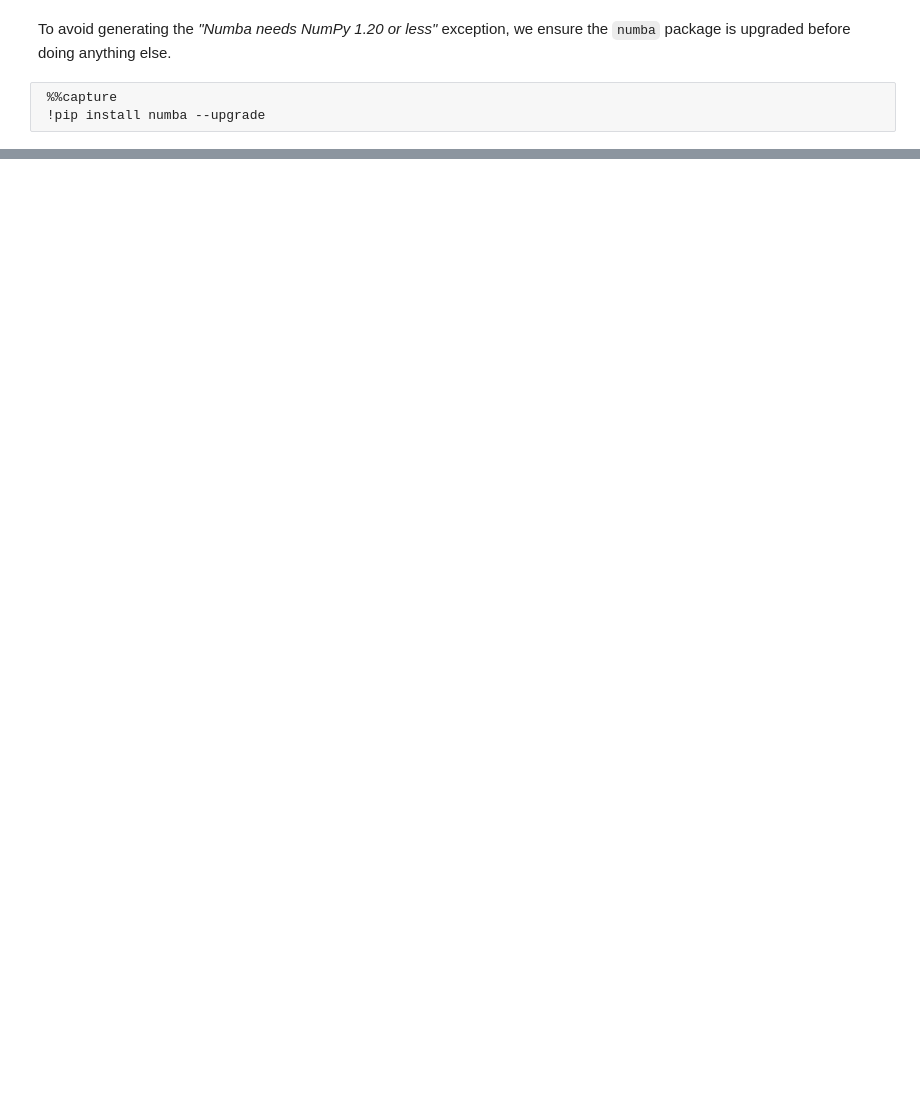
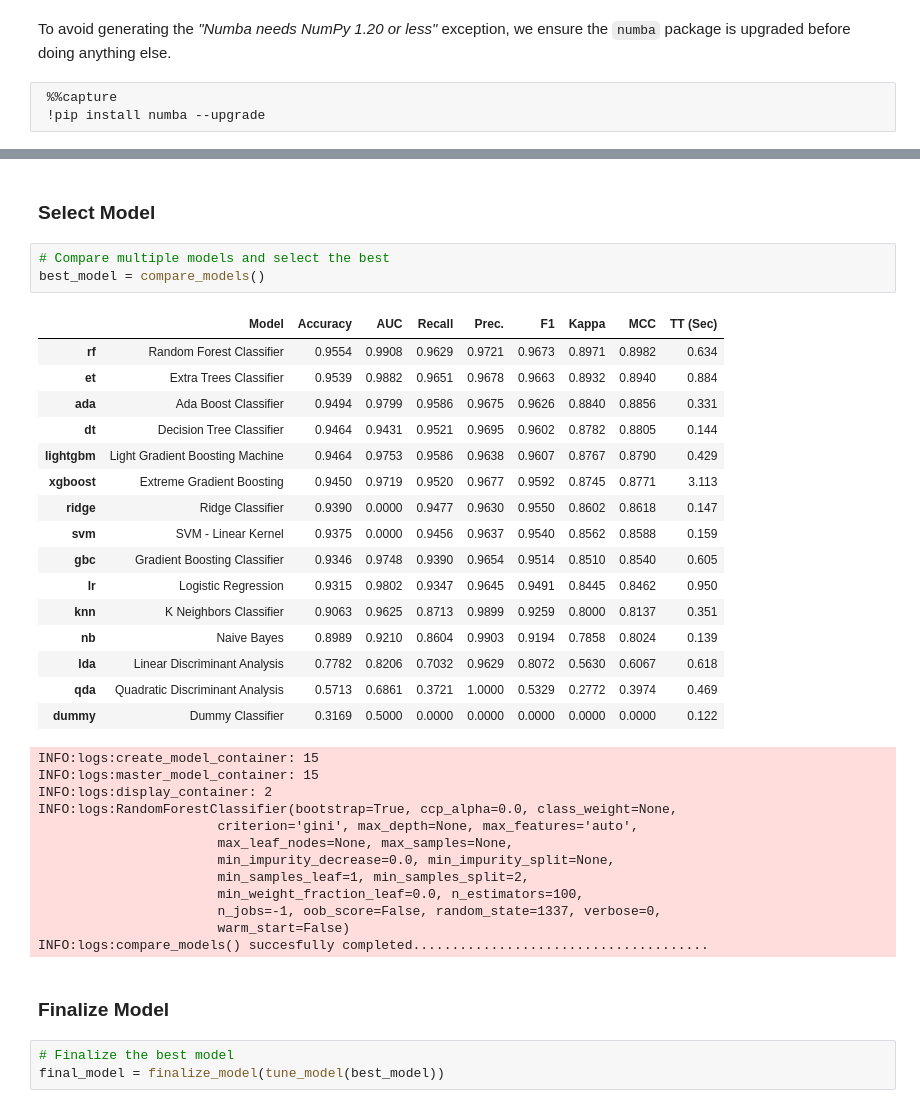
Before and after one commit to DeepCodeSec/ml1000-p3, a Jupyter notebook: notebooks/p3.ipynb, the cells around one changed output, grey strips where cells are left out. Saved outputs shown, nothing was run; the diff lists cells and outputs as text; blank space fills up the shorter version.

```diff
--- a/notebooks/p3.ipynb
+++ b/notebooks/p3.ipynb
@@ -725,0 +411,39 @@ Classification: BENIGN
+# %% [markdown]
+### Select Model
+# %%
+# Compare multiple models and select the best
+best_model = compare_models()
+# %% [output]
+|  | Model | Accuracy | AUC | Recall | Prec. | F1 | Kappa | MCC | TT (Sec) |
+| rf | Random Forest Classifier | 0.9554 | 0.9908 | 0.9629 | 0.9721 | 0.9673 | 0.8971 | 0.8982 | 0.634 |
+| et | Extra Trees Classifier | 0.9539 | 0.9882 | 0.9651 | 0.9678 | 0.9663 | 0.8932 | 0.8940 | 0.884 |
+| ada | Ada Boost Classifier | 0.9494 | 0.9799 | 0.9586 | 0.9675 | 0.9626 | 0.8840 | 0.8856 | 0.331 |
+| dt | Decision Tree Classifier | 0.9464 | 0.9431 | 0.9521 | 0.9695 | 0.9602 | 0.8782 | 0.8805 | 0.144 |
+| lightgbm | Light Gradient Boosting Machine | 0.9464 | 0.9753 | 0.9586 | 0.9638 | 0.9607 | 0.8767 | 0.8790 | 0.429 |
+| xgboost | Extreme Gradient Boosting | 0.9450 | 0.9719 | 0.9520 | 0.9677 | 0.9592 | 0.8745 | 0.8771 | 3.113 |
+| ridge | Ridge Classifier | 0.9390 | 0.0000 | 0.9477 | 0.9630 | 0.9550 | 0.8602 | 0.8618 | 0.147 |
+| svm | SVM - Linear Kernel | 0.9375 | 0.0000 | 0.9456 | 0.9637 | 0.9540 | 0.8562 | 0.8588 | 0.159 |
+| gbc | Gradient Boosting Classifier | 0.9346 | 0.9748 | 0.9390 | 0.9654 | 0.9514 | 0.8510 | 0.8540 | 0.605 |
+| lr | Logistic Regression | 0.9315 | 0.9802 | 0.9347 | 0.9645 | 0.9491 | 0.8445 | 0.8462 | 0.950 |
+| knn | K Neighbors Classifier | 0.9063 | 0.9625 | 0.8713 | 0.9899 | 0.9259 | 0.8000 | 0.8137 | 0.351 |
+| nb | Naive Bayes | 0.8989 | 0.9210 | 0.8604 | 0.9903 | 0.9194 | 0.7858 | 0.8024 | 0.139 |
+| lda | Linear Discriminant Analysis | 0.7782 | 0.8206 | 0.7032 | 0.9629 | 0.8072 | 0.5630 | 0.6067 | 0.618 |
+| qda | Quadratic Discriminant Analysis | 0.5713 | 0.6861 | 0.3721 | 1.0000 | 0.5329 | 0.2772 | 0.3974 | 0.469 |
+| dummy | Dummy Classifier | 0.3169 | 0.5000 | 0.0000 | 0.0000 | 0.0000 | 0.0000 | 0.0000 | 0.122 |
+INFO:logs:create_model_container: 15
+INFO:logs:master_model_container: 15
+INFO:logs:display_container: 2
+INFO:logs:RandomForestClassifier(bootstrap=True, ccp_alpha=0.0, class_weight=None,
+                       criterion='gini', max_depth=None, max_features='auto',
+                       max_leaf_nodes=None, max_samples=None,
+                       min_impurity_decrease=0.0, min_impurity_split=None,
+                       min_samples_leaf=1, min_samples_split=2,
+                       min_weight_fraction_leaf=0.0, n_estimators=100,
+                       n_jobs=-1, oob_score=False, random_state=1337, verbose=0,
+                       warm_start=False)
+INFO:logs:compare_models() succesfully completed......................................
+# %% [markdown]
+### Finalize Model
+# %%
+# Finalize the best model
+final_model = finalize_model(tune_model(best_model))
```
Also changed, not shown: parts of 85 cells of this notebook, 1 other file.
